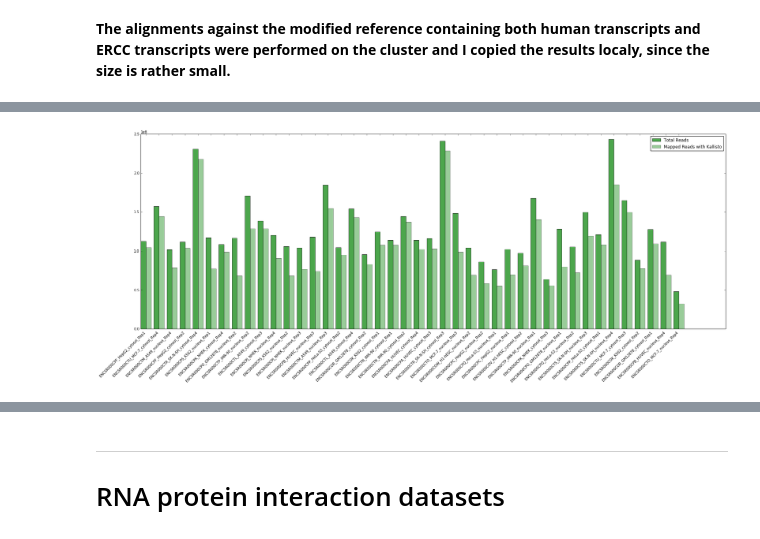
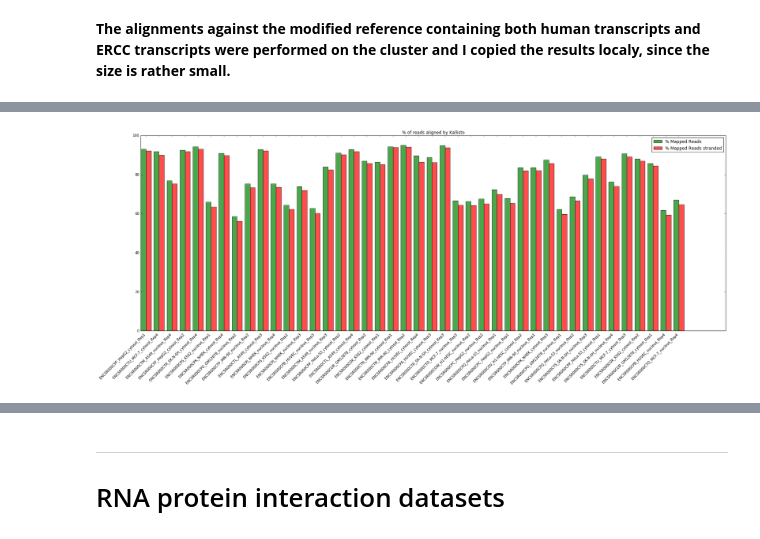
Before and after one commit to a-slide/iPython-Notebook, a Jupyter notebook: Notebooks/2016_05_23_Epi2_pilot_datasets_analysis.ipynb, the cells around one changed output, grey strips where cells are left out. Cells and saved outputs as stored; diff of their text form; code cells hidden in the pictures.

```diff
--- a/Notebooks/2016_05_23_Epi2_pilot_datasets_analysis.ipynb
+++ b/Notebooks/2016_05_23_Epi2_pilot_datasets_analysis.ipynb
@@ -2496,27 +2533,17 @@ ENCFF000HJP     fastq   reads   ENCSR000COK     RNA-seq EFO:0002067     K562
 # %%
-sname_list=[]
-total_list=[]
-mapped_list=[]
-flen_list=[]
-
-for file in glob("./Localisation_Original_Datasets/Djebali-ENCODE/kallisto_results/*"):
-    sname_list.append(basename(file))
-    res = file+"/stderr.txt"
-    lines = !cat {res}
-    total_list.append(int(lines[11].split()[2].replace(",","")))
-    mapped_list.append(int(lines[11].split()[4].replace(",","")))
-    flen_list.append(float(lines[12].split()[-1].replace(",","")))
-
-
 # Plot the results
-
 index = np.arange(len(sname_list))
 bar_width = 0.40
 
-p1 = pl.bar(index, total_list, bar_width, color="green", alpha=0.7)
-p2 = pl.bar(index+bar_width, mapped_list, bar_width, color="green", alpha=0.4)
+percent_unstrand = [mapped/total*100.0 for mapped, total in zip(mapped_list, total_list)]
+percent_strand = [mapped/total*100.0 for mapped, total in zip(mapped_strand_list, total_strand_list)]
+
+p1 = pl.bar(index, percent_unstrand, bar_width, color="green", alpha=0.7)
+p2 = pl.bar(index+bar_width, percent_strand, bar_width, color="red", alpha=0.7)
+
 pl.xticks(index+bar_width, sname_list, rotation=45, horizontalalignment ="right")
-pl.legend((p1[0], p2[0]), ('Total Reads', 'Mapped Reads with Kallisto'))
+pl.legend((p1[0], p2[0]), ('% Mapped Reads', '% Mapped Reads stranded'))
+pl.title("% of reads aligned by Kallisto")
 pl.show()
 # %% [output]
-[figure, old version]
+[figure, new version]
```
Also changed, not shown: parts of 11 cells of this notebook.
